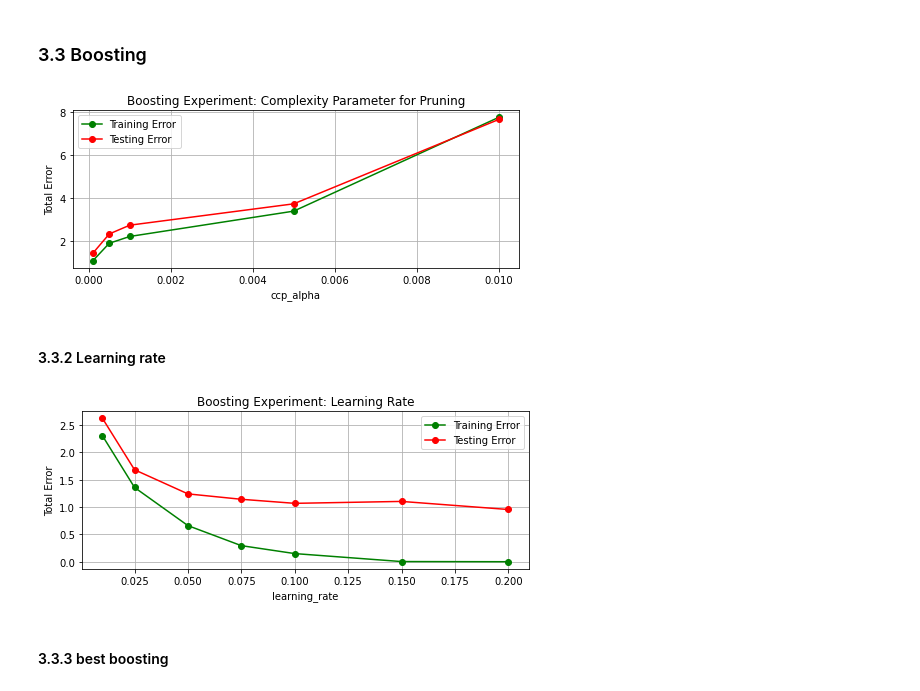
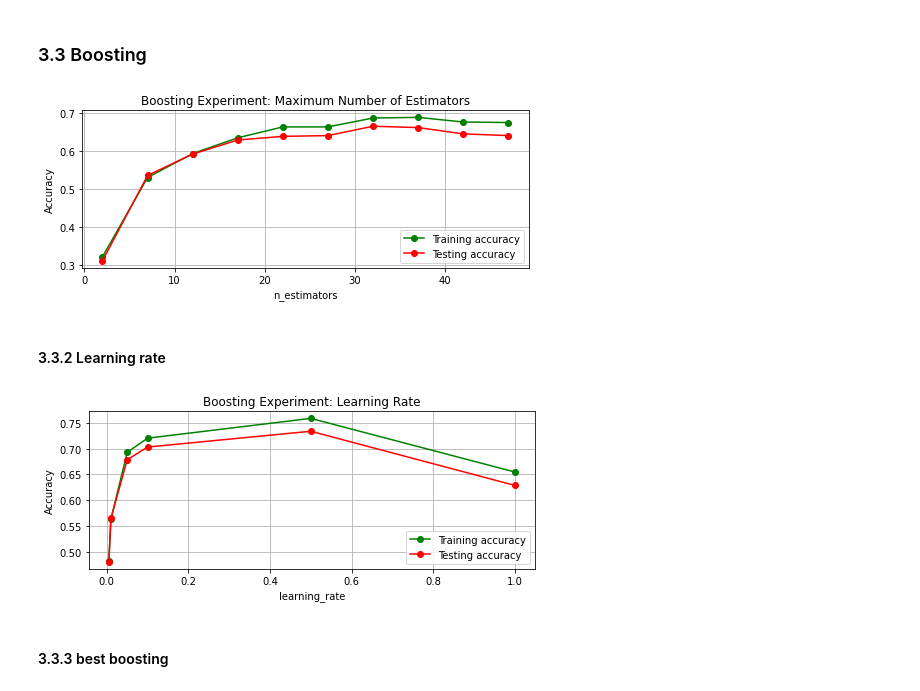
Before and after one commit to codememobox/ML_Assignments, a Jupyter notebook: Assignments1/MNISTDigitRecognition/DigitRecogonitionClassification.ipynb, the cells around one changed output. Cells and saved outputs as stored; diff of their text form; code cells hidden in the pictures.

Commit message:
add images

```diff
--- a/Assignments1/MNISTDigitRecognition/DigitRecogonitionClassification.ipynb
+++ b/Assignments1/MNISTDigitRecognition/DigitRecogonitionClassification.ipynb
@@ -212,25 +222,25 @@ weighted avg       0.80      0.80      0.80      2000
 # %%
 learning_rate_init_list = [0.0001,0.0005,0.001,0.005,0.01,0.05]
 
-train_errors = [] # Log training errors for each model
-test_errors = [] # Log testing errors for each model
+train_accuracy = [] # Log training errors for each model
+test_accuracy = [] # Log testing errors for each model
 
 for x in learning_rate_init_list:
     mlp = MLPClassifier(learning_rate_init=x)
     mlp.fit(X_train,y_train)
     train_z = mlp.predict(X_train)
     test_z = mlp.predict(X_test)
-    train_errors.append(mean_squared_error(y_train, train_z))
-    test_errors.append(mean_squared_error(y_test, test_z))
+    train_accuracy.append(accuracy_score(y_train, train_z))
+    test_accuracy.append(accuracy_score(y_test, test_z))
 
 x = learning_rate_init_list # Create domain for plot
 plt.figure(figsize=(8,3))
 plt.gcf().subplots_adjust(bottom=0.15)
 plt.grid()
-plt.plot(x, train_errors, 'o-', color='g',label='Training Error') # Plot training error over domain
-plt.plot(x, test_errors,'o-', color='r', label='Testing Error') # Plot testing error over domain
+plt.plot(x, train_accuracy, 'o-', color='g',label='Training accuracy') # Plot training error over domain
+plt.plot(x, test_accuracy,'o-', color='r', label='Testing accuracy') # Plot testing error over domain
 plt.xlabel('learning_rate_init') # Label x-axis
-plt.ylabel('Total Error') # Label y-axis
+plt.ylabel('Accuracy') # Label y-axis
 plt.legend(loc='best') # Show plot labels as legend
 plt.title('Neural Network Experiment: Learning Rate')
 plt.savefig('MINIST_NN_learning_rate.png')
@@ -271,15 +311,12 @@ plt.show() # Show graph
 #### 3.2.3 Best MLP Classifier
 # %%
 # define classifier
-mlp = MLPClassifier(max_iter=100)
+mlp = MLPClassifier(activation='relu')
 
 # Define a hyper-parameter to search
 parameters = {
-    'hidden_layer_sizes': [(50,50,50,50,50), (50,50,50,50), (50,50,50), (50,100,50), (100,)],
-    'activation': ['tanh', 'relu'],
-    'solver': ['sgd', 'adam'],
-    'alpha': [0.0001, 0.001, 0.01, 0.05],
-    'learning_rate': ['constant','adaptive'],
+    'hidden_layer_sizes': [(3,3,3,3,3),(3,3,3,3),(3,3,3),(3,3),(3,)],
+    'learning_rate_init': [0.0001,0.0005,0.001,0.005,0.01,0.05,0.1]
 }
 
 # find best MLP Classifier
@@ -302,5 +336,5 @@ print(clf.best_params_)
 # %%
-mlp_best = MLPClassifier(max_iter=100, activation= 'tanh', alpha= 0.001, hidden_layer_sizes= (100,), learning_rate = 'adaptive', solver = 'adam' )
+mlp_best = MLPClassifier( hidden_layer_sizes= (30, 30, 30,30,30,30,30), learning_rate_init=0.002, alpha=.0001)
 mlp_best.fit(X_train, y_train)
 y_pred_b = mlp_best.predict(X_test)
 print(classification_report(y_test, y_pred_b))
@@ -334,63 +371,63 @@ weighted avg       0.90      0.90      0.90      2000
 # %% [markdown]
 ### 3.3 Boosting
 # %%
-ccp_alpha_list =[0.0001,0.0005,0.001,0.005,0.01]
+n_estimators_list =np.arange(2,52,5)
 
-train_errors = [] # Log training errors for each model
-test_errors = [] # Log testing errors for each model
+train_accuracy = [] # Log training errors for each model
+test_accuracy = [] # Log testing errors for each model
 
-for x in ccp_alpha_list:
-    bc = GradientBoostingClassifier(ccp_alpha=x)
+for x in n_estimators_list:
+    bc = AdaBoostClassifier(n_estimators=x)
     bc.fit(X_train,y_train)
     train_z = bc.predict(X_train)
     test_z = bc.predict(X_test)
-    train_errors.append(mean_squared_error(y_train, train_z))
-    test_errors.append(mean_squared_error(y_test, test_z))
+    train_accuracy.append(accuracy_score(y_train, train_z))
+    test_accuracy.append(accuracy_score(y_test, test_z))
 
-x = ccp_alpha_list # Create domain for plot
+x = n_estimators_list # Create domain for plot
 plt.figure(figsize=(8,3))
 plt.gcf().subplots_adjust(bottom=0.15)
 plt.grid()
-plt.plot(x, train_errors, 'o-', color='g',label='Training Error') # Plot training error over domain
-plt.plot(x, test_errors, 'o-', color='r',label='Testing Error') # Plot testing error over domain
-plt.xlabel('ccp_alpha') # Label x-axis
-plt.ylabel('Total Error') # Label y-axis
+plt.plot(x, train_accuracy, 'o-', color='g',label='Training accuracy') # Plot training error over domain
+plt.plot(x, test_accuracy, 'o-', color='r',label='Testing accuracy') # Plot testing error over domain
+plt.xlabel('n_estimators') # Label x-axis
+plt.ylabel('Accuracy') # Label y-axis
 plt.legend(loc='best') # Show plot labels as legend
-plt.title('Boosting Experiment: Complexity Parameter for Pruning')
-plt.savefig('MINIST_BST_ccp_alpha.png')
+plt.title('Boosting Experiment: Maximum Number of Estimators')
+plt.savefig('MNIST_BST_n_estimators.png')
 plt.show() # Show graph
 # %% [output]
-[figure, old version]
+[figure, new version]
 # %% [markdown]
 #### 3.3.2 Learning rate
 # %%
-learning_rate_list = [0.01, 0.025, 0.05, 0.075, 0.1, 0.15, 0.2]
+learning_rate_list = [0.005, 0.01, 0.05, 0.1, 0.5,1]
 
-train_errors = [] # Log training errors for each model
-test_errors = [] # Log testing errors for each model
+train_accuracy = [] # Log training errors for each model
+test_accuracy = [] # Log testing errors for each model
 
 for x in learning_rate_list:
-    bc = GradientBoostingClassifier(learning_rate=x)
+    bc = AdaBoostClassifier(learning_rate=x)
     bc.fit(X_train,y_train)
     train_z = bc.predict(X_train)
     test_z = bc.predict(X_test)
-    train_errors.append(mean_squared_error(y_train, train_z))
-    test_errors.append(mean_squared_error(y_test, test_z))
+    train_accuracy.append(accuracy_score(y_train, train_z))
+    test_accuracy.append(accuracy_score(y_test, test_z))
 
 x = learning_rate_list # Create domain for plot
 plt.figure(figsize=(8,3))
 plt.gcf().subplots_adjust(bottom=0.15)
 plt.grid()
-plt.plot(x, train_errors, 'o-', color='g',label='Training Error') # Plot training error over domain
-plt.plot(x, test_errors, 'o-', color='r',label='Testing Error') # Plot testing error over domain
+plt.plot(x, train_accuracy, 'o-', color='g',label='Training accuracy') # Plot training error over domain
+plt.plot(x, test_accuracy, 'o-', color='r',label='Testing accuracy') # Plot testing error over domain
 plt.xlabel('learning_rate') # Label x-axis
-plt.ylabel('Total Error') # Label y-axis
+plt.ylabel('Accuracy') # Label y-axis
 plt.legend(loc='best') # Show plot labels as legend
 plt.title('Boosting Experiment: Learning Rate')
-plt.savefig('MINIST_BST_learning_rate.png')
+plt.savefig('BCD_BST_learning_rate.png')
 plt.show() # Show graph
 # %% [output]
-[figure, old version]
+[figure, new version]
 # %% [markdown]
 #### 3.3.3 best boosting
 # %%
```
Also changed, not shown: parts of 20 cells of this notebook, 30 other files.
